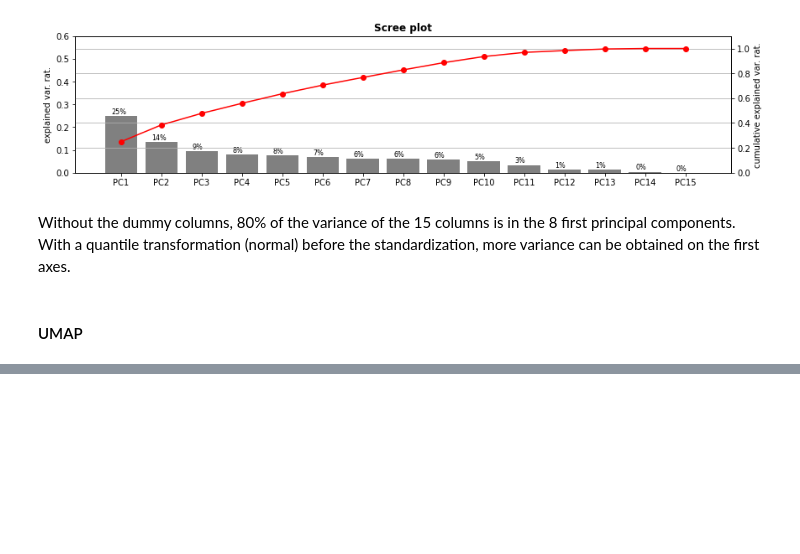
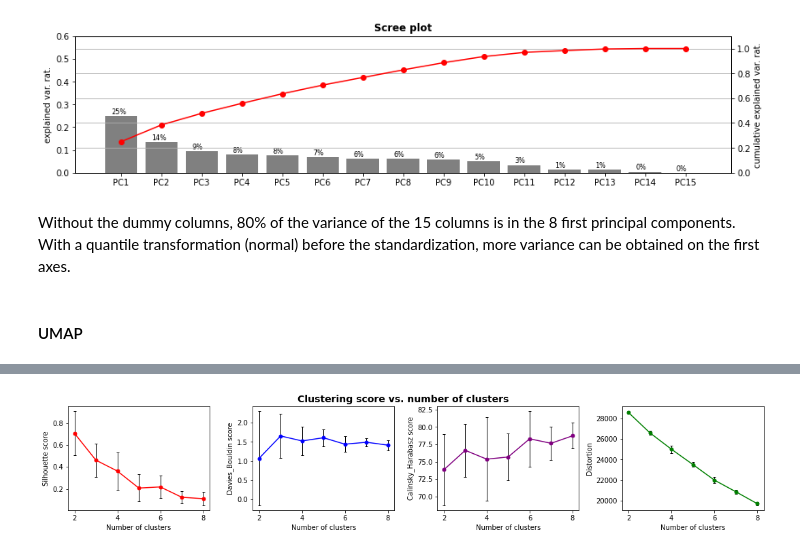
Before and after one commit to SmellyArmure/OC_DS_Project5, a Jupyter notebook: NOTEBOOKS/P5_Clustering.ipynb, the cells around one changed output, grey strips where cells are left out. Drawn from its saved outputs; the diff is of its cells as text; code cells hidden in the pictures; blank space fills up the shorter version.

```diff
--- a/NOTEBOOKS/P5_Clustering.ipynb
+++ b/NOTEBOOKS/P5_Clustering.ipynb
@@ -696,0 +628,13 @@ plt.show()
+# %%
+# Data selection
+# df_cust_vif : data without colinear features
+
+# Transformation and encoding
+ct = CustTransformer(strat_low_card='ohe',
+                      strat_quant='stand')
+
+df_sel_trans = ct.fit_transform(df_cust_vif)
+
+# Sampling
+ind_sample = df_sel_trans.sample(1000, random_state=14).index
+df1 = df_sel_trans.loc[ind_sample]
@@ -696,0 +735,17 @@ plt.show()
+# %%
+from sklearn.cluster import KMeans
+n=4
+km = KMeans(n_clusters=n, n_jobs=-1)
+km.fit(df1)
+ser_clust = pd.Series(data=km.labels_,
+                      index=df1.index)
+
+# from sklearn.metrics import silhouette_score, davies_bouldin_score, calinski_harabasz_score
+# silh = silhouette_score(X=df,
+#                         labels=ser_clust)
+# dav_bould = davies_bouldin_score(X=df,
+#                                  labels=ser_clust)
+# cal_harab = calinski_harabasz_score(X=df,
+#                                  labels=ser_clust)
+# distor = km.inertia_
+# silh, dav_bould, distor
@@ -696,0 +761,5 @@ plt.show()
+# %%
+df1_res = plot_clust_scores_vs_n_clust(df1, n_clust=range(2,9),
+                                       n_iter=20, figsize=(15,3))
+# %% [output]
+[figure, added]
```
Also changed, not shown: parts of 91 cells of this notebook, 1 other file.
